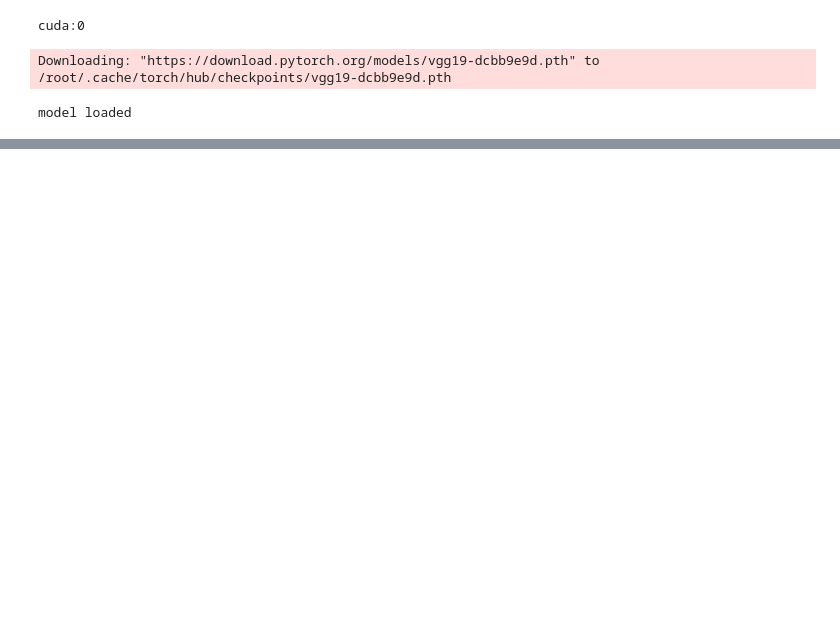
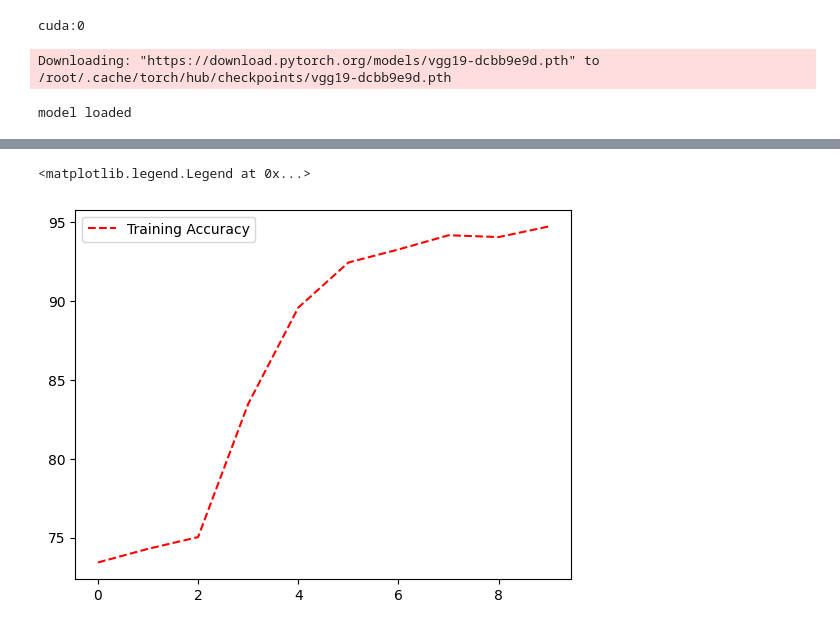
Before and after one commit to madhu-shankar/my-ml-learnings, a Jupyter notebook: notebooks/TransferLearning.ipynb, the cells around one changed output, grey strips where cells are left out. Saved outputs shown, nothing was run; the diff lists cells and outputs as text; code cells hidden in the pictures; blank space fills up the shorter version.

```diff
--- a/notebooks/TransferLearning.ipynb
+++ b/notebooks/TransferLearning.ipynb
@@ -171,0 +183,6 @@ plt.legend()
+# %%
+plt.plot(train_accs, "r--", label="Training Accuracy")
+plt.legend()
+# %% [output]
+<matplotlib.legend.Legend at 0x...>
+[figure, added]
```
Also changed, not shown: parts of 2 cells of this notebook.
